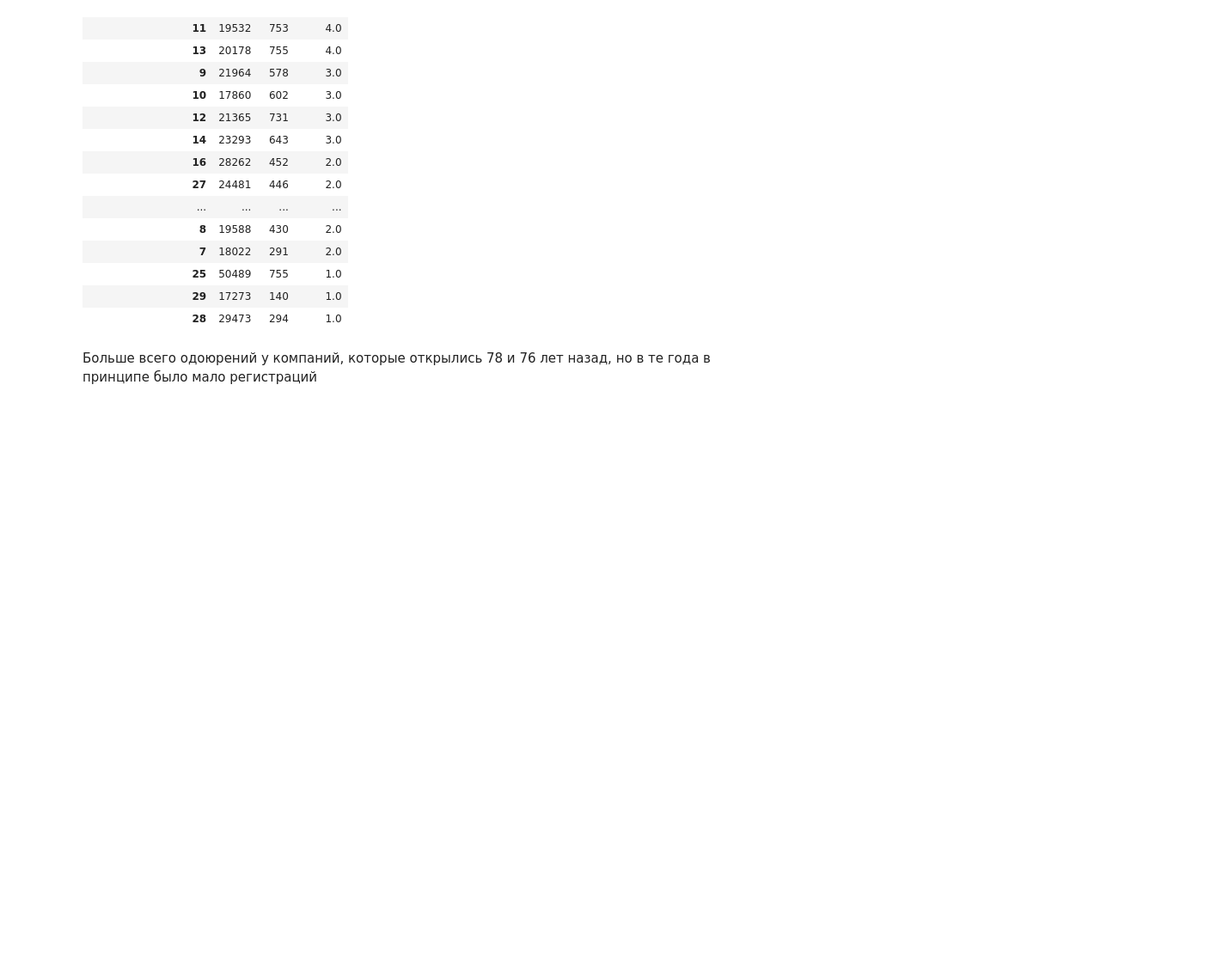
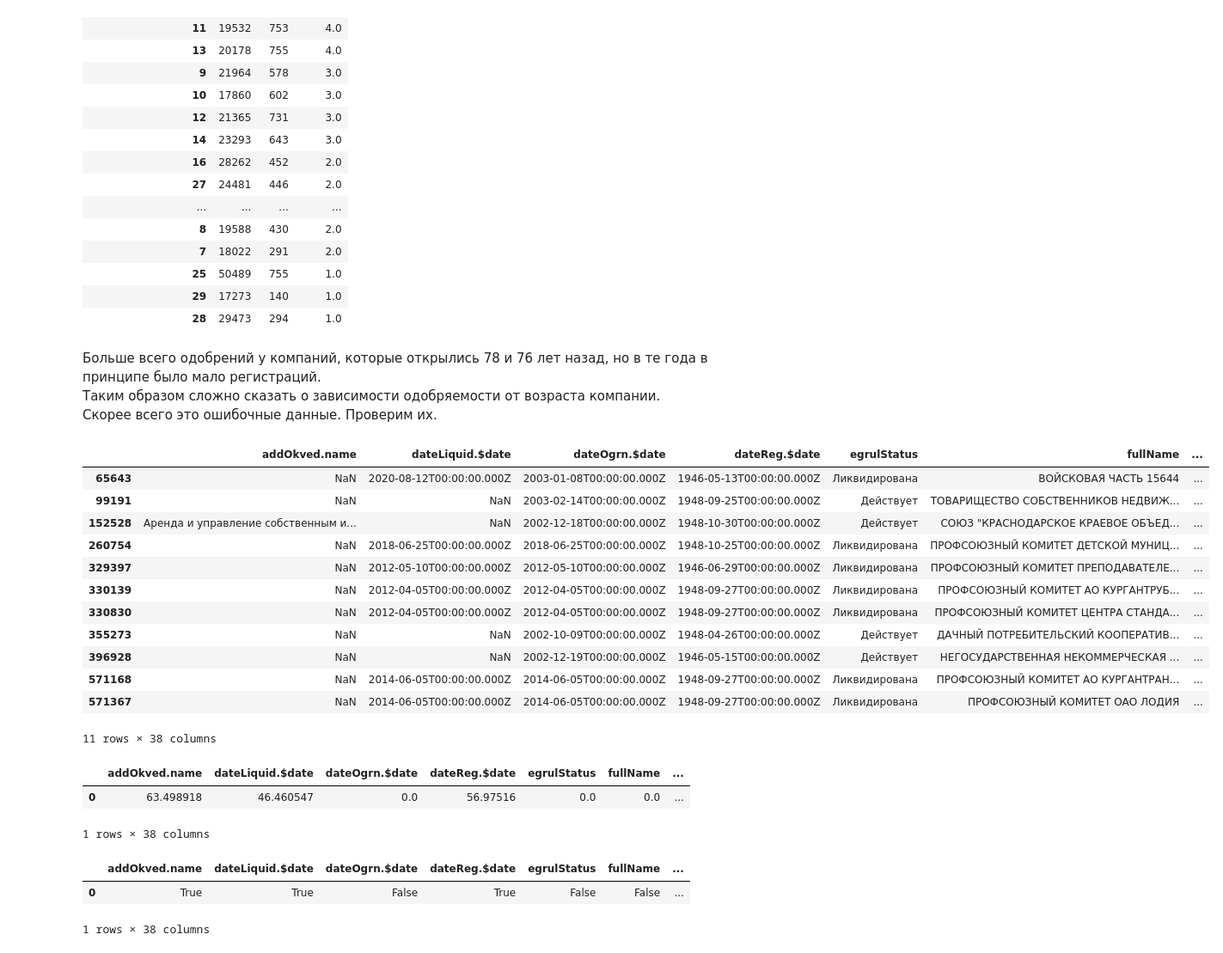
Before and after one commit to PlatArs/GOV_project, a Jupyter notebook: Project.ipynb, the cells around one changed output. Shown: that part at 86% size. Drawn from its saved outputs; the diff is of its cells as text; code cells hidden in the pictures; blank space fills up the shorter version.

```diff
--- a/Project.ipynb
+++ b/Project.ipynb
@@ -333,7 +333,45 @@ time_group.sort_values('Year_%', ascending=False).head(20)
 | 29 | 17273 | 140 | 1.0 |
 | 28 | 29473 | 294 | 1.0 |
 # %% [markdown]
-Больше всего одоюрений у компаний, которые открылись 78 и 76 лет назад, но в те года в принципе было мало регистраций
+Больше всего одобрений у компаний, которые открылись 78 и 76 лет назад, но в те года в принципе было мало регистраций.
+Таким образом сложно сказать о зависимости одобряемости от возраста компании.
+Скорее всего это ошибочные данные. Проверим их.
+# %%
+df_clean_nan[(df_clean_nan['Year_s'] == 78) | (df_clean_nan['Year_s'] == 76)]
+# Данные вполне обычные. Не будем их исключать.
+# %% [output]
+|  | addOkved.name | dateLiquid.$date | dateOgrn.$date | dateReg.$date | egrulStatus | fullName | ... |
+| 65643 | NaN | 2020-08-12T00:00:00.000Z | 2003-01-08T00:00:00.000Z | 1946-05-13T00:00:00.000Z | Ликвидирована | ВОЙСКОВАЯ ЧАСТЬ 15644 | ... |
+| 99191 | NaN | NaN | 2003-02-14T00:00:00.000Z | 1948-09-25T00:00:00.000Z | Действует | ТОВАРИЩЕСТВО СОБСТВЕННИКОВ НЕДВИЖ... | ... |
+| 152528 | Аренда и управление собственным и... | NaN | 2002-12-18T00:00:00.000Z | 1948-10-30T00:00:00.000Z | Действует | СОЮЗ "КРАСНОДАРСКОЕ КРАЕВОЕ ОБЪЕД... | ... |
+| 260754 | NaN | 2018-06-25T00:00:00.000Z | 2018-06-25T00:00:00.000Z | 1948-10-25T00:00:00.000Z | Ликвидирована | ПРОФСОЮЗНЫЙ КОМИТЕТ ДЕТСКОЙ МУНИЦ... | ... |
+| 329397 | NaN | 2012-05-10T00:00:00.000Z | 2012-05-10T00:00:00.000Z | 1946-06-29T00:00:00.000Z | Ликвидирована | ПРОФСОЮЗНЫЙ КОМИТЕТ ПРЕПОДАВАТЕЛЕ... | ... |
+| 330139 | NaN | 2012-04-05T00:00:00.000Z | 2012-04-05T00:00:00.000Z | 1948-09-27T00:00:00.000Z | Ликвидирована | ПРОФСОЮЗНЫЙ КОМИТЕТ АО КУРГАНТРУБ... | ... |
+| 330830 | NaN | 2012-04-05T00:00:00.000Z | 2012-04-05T00:00:00.000Z | 1948-09-27T00:00:00.000Z | Ликвидирована | ПРОФСОЮЗНЫЙ КОМИТЕТ ЦЕНТРА СТАНДА... | ... |
+| 355273 | NaN | NaN | 2002-10-09T00:00:00.000Z | 1948-04-26T00:00:00.000Z | Действует | ДАЧНЫЙ ПОТРЕБИТЕЛЬСКИЙ КООПЕРАТИВ... | ... |
+| 396928 | NaN | NaN | 2002-12-19T00:00:00.000Z | 1946-05-15T00:00:00.000Z | Действует | НЕГОСУДАРСТВЕННАЯ НЕКОММЕРЧЕСКАЯ ... | ... |
+| 571168 | NaN | 2014-06-05T00:00:00.000Z | 2014-06-05T00:00:00.000Z | 1948-09-27T00:00:00.000Z | Ликвидирована | ПРОФСОЮЗНЫЙ КОМИТЕТ АО КУРГАНТРАН... | ... |
+| 571367 | NaN | 2014-06-05T00:00:00.000Z | 2014-06-05T00:00:00.000Z | 1948-09-27T00:00:00.000Z | Ликвидирована | ПРОФСОЮЗНЫЙ КОМИТЕТ ОАО ЛОДИЯ | ... |
+11 rows × 38 columns
 # %%
 region_group['Year_s'] = round((region_group[True] / region_group.sum(axis=1)) * 100)
 region_group.sort_values('%_approve', ascending=False).head(10)
+# %%
+# Вычислим количество Nan строк в каждом столбце
+is_nan = pd.DataFrame()
+for column in df_clean_nan.columns:
+    num_nan = df_clean_nan[column].isna().sum()
+    percentage = (num_nan / len(df_clean_nan)) * 100
+    is_nan[column] = [percentage]
+
+display(is_nan)
+# %% [output]
+|  | addOkved.name | dateLiquid.$date | dateOgrn.$date | dateReg.$date | egrulStatus | fullName | ... |
+| 0 | 63.498918 | 46.460547 | 0.0 | 56.97516 | 0.0 | 0.0 | ... |
+1 rows × 38 columns
+# %%
+is_nan > 0
+# %% [output]
+|  | addOkved.name | dateLiquid.$date | dateOgrn.$date | dateReg.$date | egrulStatus | fullName | ... |
+| 0 | True | True | False | True | False | False | ... |
+1 rows × 38 columns
```
Also changed, not shown: parts of 1 cell of this notebook.
